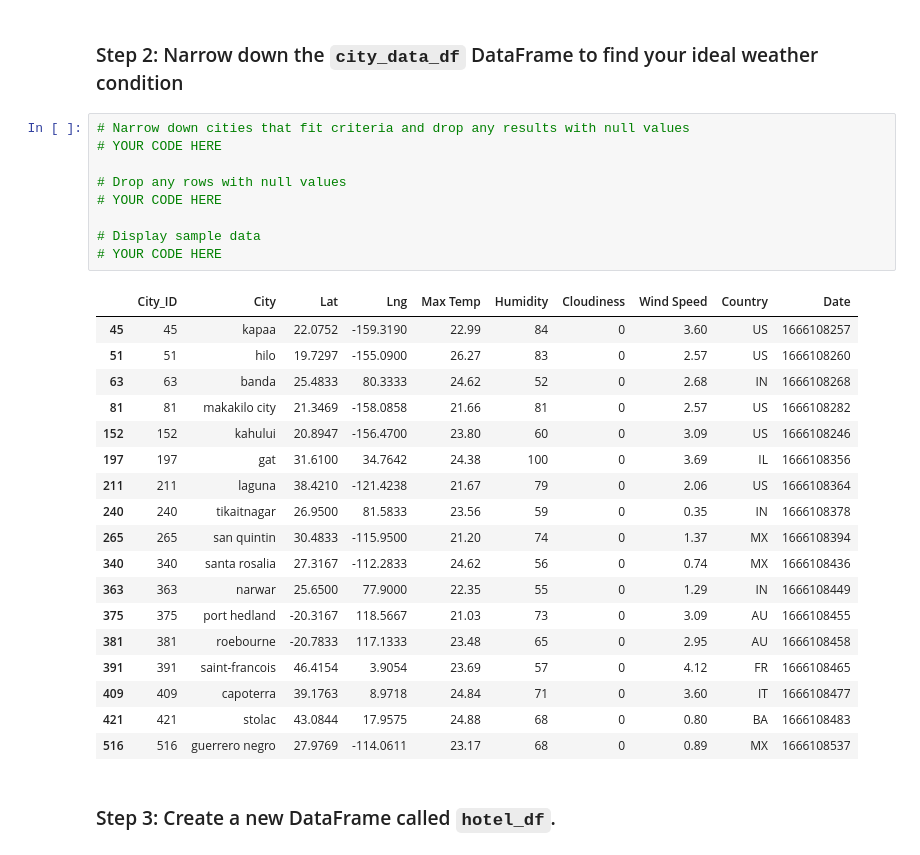
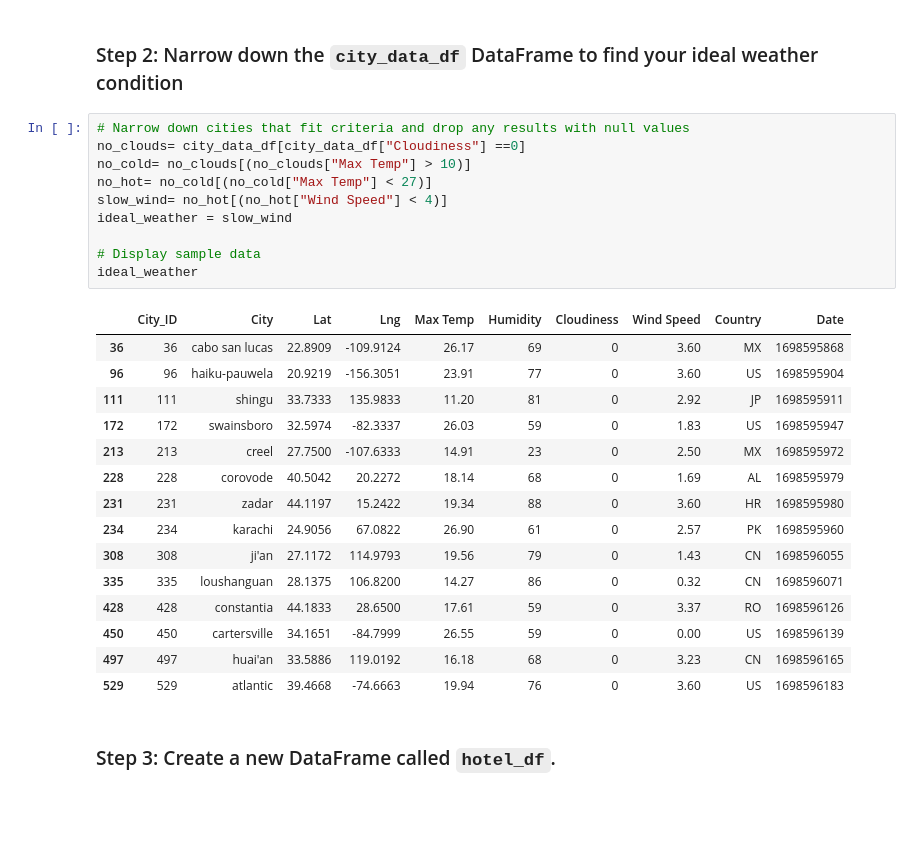
Before and after one commit to thundich/python-api-challenge, a Jupyter notebook: VacationPy.ipynb, the cells around one changed output. Drawn from its saved outputs; the diff is of its cells as text; blank space fills up the shorter version.

```diff
--- a/VacationPy.ipynb
+++ b/VacationPy.ipynb
@@ -59,32 +52,30 @@ map_plot_1
 ### Step 2: Narrow down the `city_data_df` DataFrame to find your ideal weather condition
 # %%
 # Narrow down cities that fit criteria and drop any results with null values
-# YOUR CODE HERE
-
-# Drop any rows with null values
-# YOUR CODE HERE
+no_clouds= city_data_df[city_data_df["Cloudiness"] ==0]
+no_cold= no_clouds[(no_clouds["Max Temp"] > 10)]
+no_hot= no_cold[(no_cold["Max Temp"] < 27)]
+slow_wind= no_hot[(no_hot["Wind Speed"] < 4)]
+ideal_weather = slow_wind
 
 # Display sample data
-# YOUR CODE HERE
+ideal_weather
 # %% [output]
 |  | City_ID | City | Lat | Lng | Max Temp | Humidity | Cloudiness | Wind Speed | Country | Date |
-| 45 | 45 | kapaa | 22.0752 | -159.3190 | 22.99 | 84 | 0 | 3.60 | US | 1666108257 |
-| 51 | 51 | hilo | 19.7297 | -155.0900 | 26.27 | 83 | 0 | 2.57 | US | 1666108260 |
-| 63 | 63 | banda | 25.4833 | 80.3333 | 24.62 | 52 | 0 | 2.68 | IN | 1666108268 |
-| 81 | 81 | makakilo city | 21.3469 | -158.0858 | 21.66 | 81 | 0 | 2.57 | US | 1666108282 |
-| 152 | 152 | kahului | 20.8947 | -156.4700 | 23.80 | 60 | 0 | 3.09 | US | 1666108246 |
-| 197 | 197 | gat | 31.6100 | 34.7642 | 24.38 | 100 | 0 | 3.69 | IL | 1666108356 |
-| 211 | 211 | laguna | 38.4210 | -121.4238 | 21.67 | 79 | 0 | 2.06 | US | 1666108364 |
-| 240 | 240 | tikaitnagar | 26.9500 | 81.5833 | 23.56 | 59 | 0 | 0.35 | IN | 1666108378 |
-| 265 | 265 | san quintin | 30.4833 | -115.9500 | 21.20 | 74 | 0 | 1.37 | MX | 1666108394 |
-| 340 | 340 | santa rosalia | 27.3167 | -112.2833 | 24.62 | 56 | 0 | 0.74 | MX | 1666108436 |
-| 363 | 363 | narwar | 25.6500 | 77.9000 | 22.35 | 55 | 0 | 1.29 | IN | 1666108449 |
-| 375 | 375 | port hedland | -20.3167 | 118.5667 | 21.03 | 73 | 0 | 3.09 | AU | 1666108455 |
-| 381 | 381 | roebourne | -20.7833 | 117.1333 | 23.48 | 65 | 0 | 2.95 | AU | 1666108458 |
-| 391 | 391 | saint-francois | 46.4154 | 3.9054 | 23.69 | 57 | 0 | 4.12 | FR | 1666108465 |
-| 409 | 409 | capoterra | 39.1763 | 8.9718 | 24.84 | 71 | 0 | 3.60 | IT | 1666108477 |
-| 421 | 421 | stolac | 43.0844 | 17.9575 | 24.88 | 68 | 0 | 0.80 | BA | 1666108483 |
-| 516 | 516 | guerrero negro | 27.9769 | -114.0611 | 23.17 | 68 | 0 | 0.89 | MX | 1666108537 |
+| 36 | 36 | cabo san lucas | 22.8909 | -109.9124 | 26.17 | 69 | 0 | 3.60 | MX | 1698595868 |
+| 96 | 96 | haiku-pauwela | 20.9219 | -156.3051 | 23.91 | 77 | 0 | 3.60 | US | 1698595904 |
+| 111 | 111 | shingu | 33.7333 | 135.9833 | 11.20 | 81 | 0 | 2.92 | JP | 1698595911 |
+| 172 | 172 | swainsboro | 32.5974 | -82.3337 | 26.03 | 59 | 0 | 1.83 | US | 1698595947 |
+| 213 | 213 | creel | 27.7500 | -107.6333 | 14.91 | 23 | 0 | 2.50 | MX | 1698595972 |
+| 228 | 228 | corovode | 40.5042 | 20.2272 | 18.14 | 68 | 0 | 1.69 | AL | 1698595979 |
+| 231 | 231 | zadar | 44.1197 | 15.2422 | 19.34 | 88 | 0 | 3.60 | HR | 1698595980 |
+| 234 | 234 | karachi | 24.9056 | 67.0822 | 26.90 | 61 | 0 | 2.57 | PK | 1698595960 |
+| 308 | 308 | ji'an | 27.1172 | 114.9793 | 19.56 | 79 | 0 | 1.43 | CN | 1698596055 |
+| 335 | 335 | loushanguan | 28.1375 | 106.8200 | 14.27 | 86 | 0 | 0.32 | CN | 1698596071 |
+| 428 | 428 | constantia | 44.1833 | 28.6500 | 17.61 | 59 | 0 | 3.37 | RO | 1698596126 |
+| 450 | 450 | cartersville | 34.1651 | -84.7999 | 26.55 | 59 | 0 | 0.00 | US | 1698596139 |
+| 497 | 497 | huai'an | 33.5886 | 119.0192 | 16.18 | 68 | 0 | 3.23 | CN | 1698596165 |
+| 529 | 529 | atlantic | 39.4668 | -74.6663 | 19.94 | 76 | 0 | 3.60 | US | 1698596183 |
 # %% [markdown]
 ### Step 3: Create a new DataFrame called `hotel_df`.
 # %%
```
Also changed, not shown: parts of 8 cells of this notebook, 2 other files.
